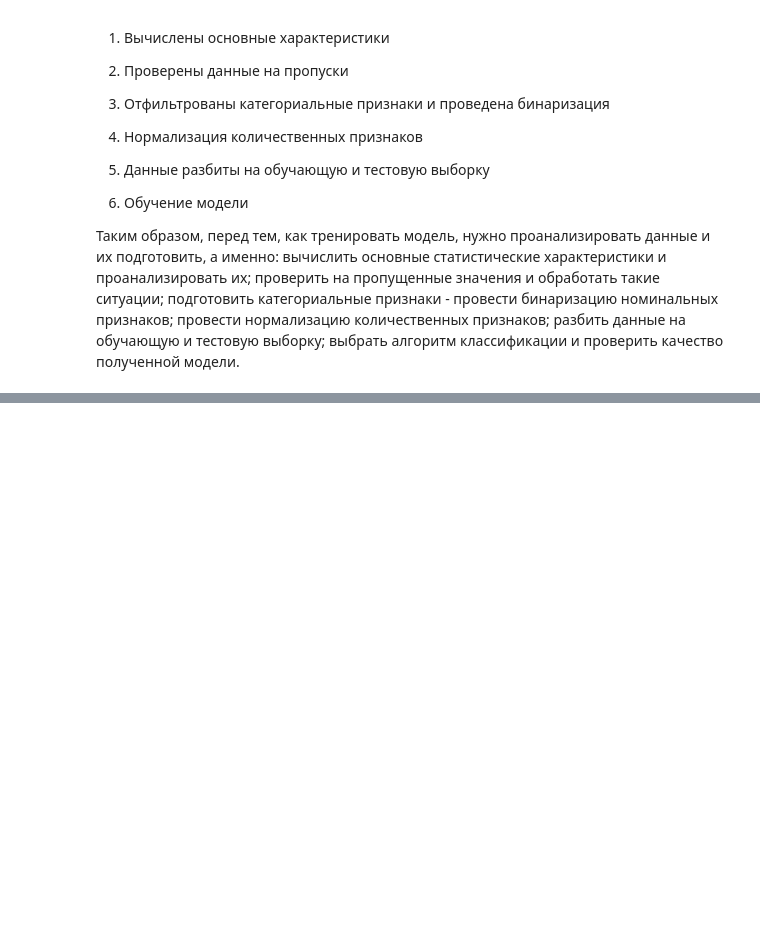
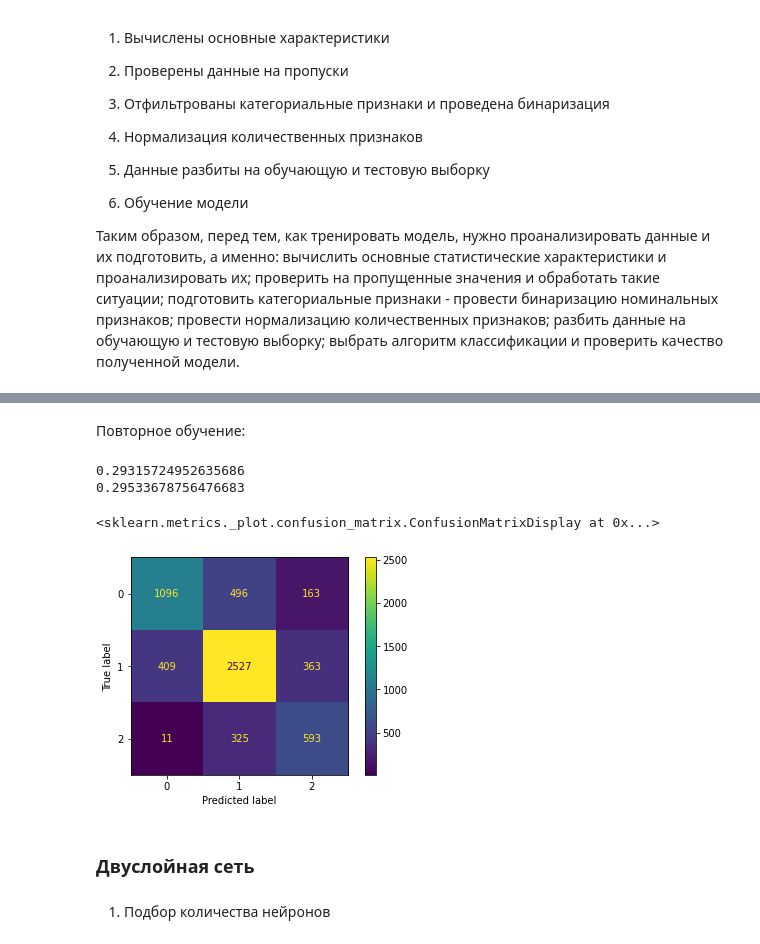
Before and after one commit to Oleg-ui/Machine-Learning-Course, a Jupyter notebook: Task1.ipynb, the cells around one changed output, grey strips where cells are left out. Cells and saved outputs as stored; diff of their text form; code cells hidden in the pictures; blank space fills up the shorter version.

```diff
--- a/Task1.ipynb
+++ b/Task1.ipynb
@@ -502,0 +609,24 @@ MSE. Train : 0.46, Test: 0.45.
+# %% [markdown]
+Повторное обучение:
+# %%
+model = MLPClassifier(alpha = alpha_opt, hidden_layer_sizes = (layer_opt,),
+                          solver = 'lbfgs', activation = 'logistic', max_iter=450000, random_state = 42)
+model.fit(X_train_minmax, y_train)
+
+y_train_pred = model.predict(X_train_minmax)
+y_test_pred = model.predict(X_test_minmax)
+
+print(np.mean(y_train != y_train_pred))
+print(np.mean(y_test != y_test_pred))
+
+from sklearn.metrics import plot_confusion_matrix
+plot_confusion_matrix(model, X_test_minmax, y_test)
+# %% [output]
+0.29315724952635686
+0.29533678756476683
+<sklearn.metrics._plot.confusion_matrix.ConfusionMatrixDisplay at 0x...>
+[figure, added]
+# %% [markdown]
+### Двуслойная сеть
+# %% [markdown]
+1) Подбор количества нейронов
```
Also changed, not shown: parts of 25 cells of this notebook.
